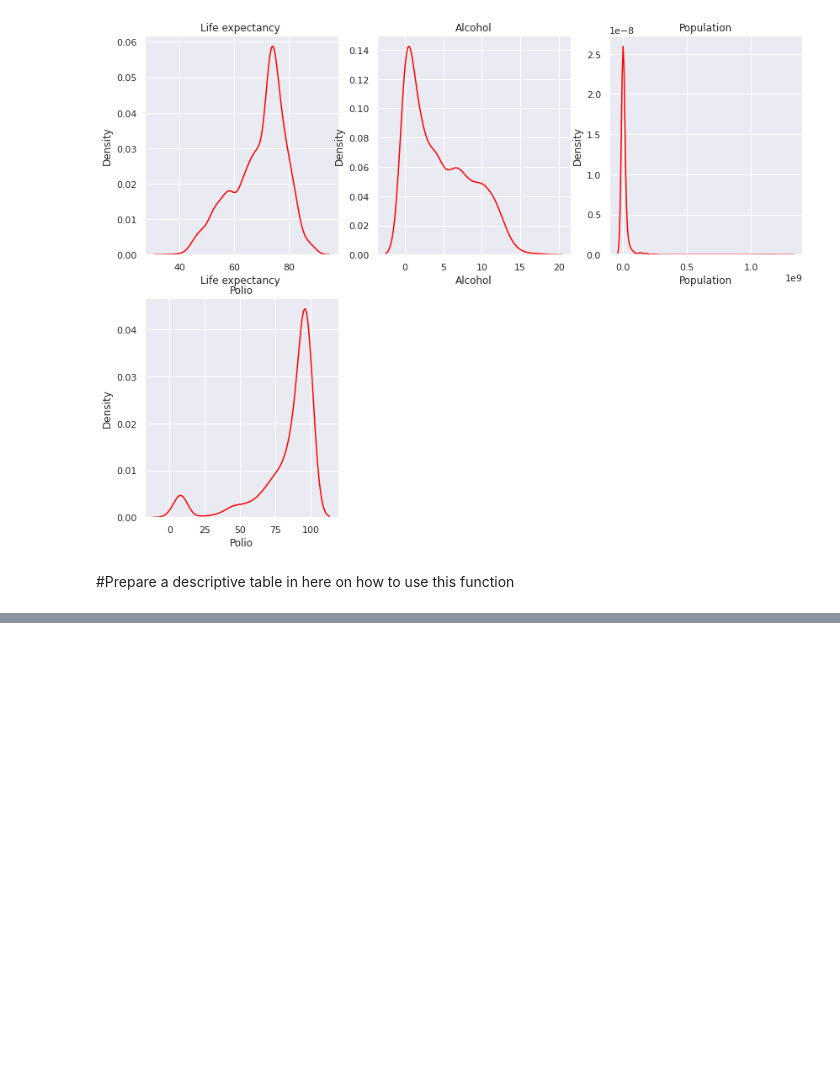
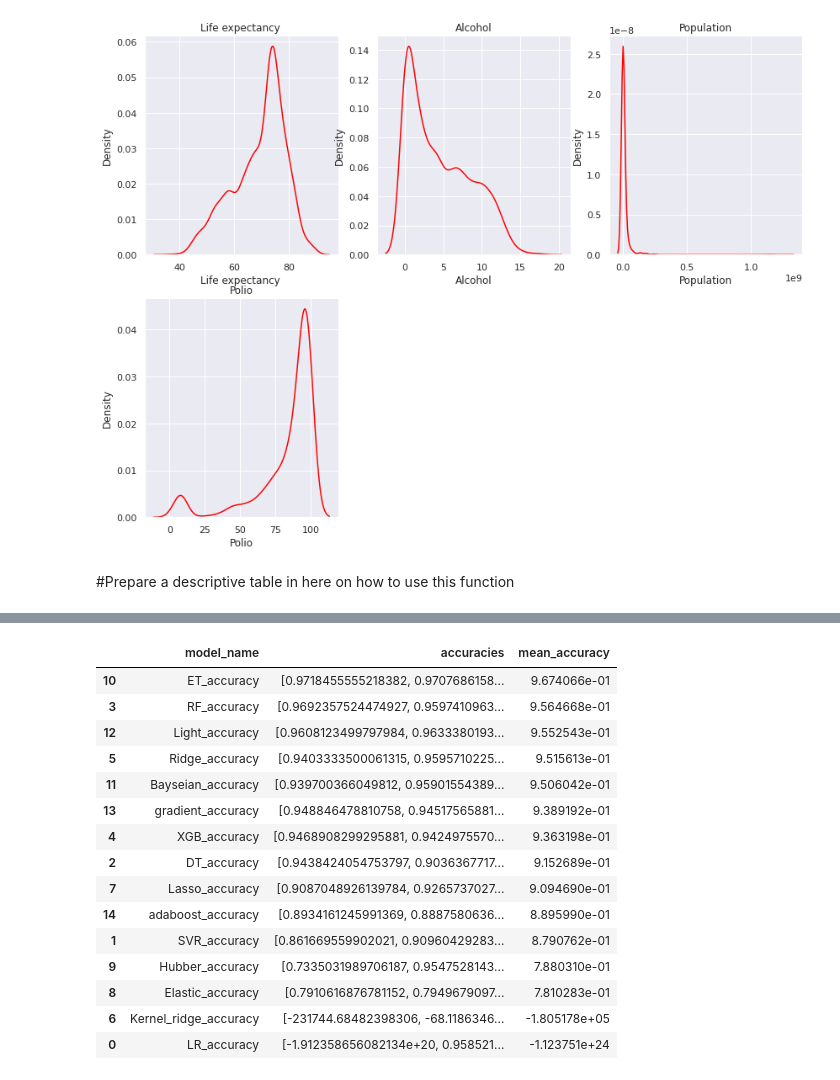
Before and after one commit to abhipray-cpu/ML, a Jupyter notebook: Regression/Regression_notebook/Regression_Notebook.ipynb, the cells around one changed output, grey strips where cells are left out. Saved outputs shown, nothing was run; the diff lists cells and outputs as text; code cells hidden in the pictures; blank space fills up the shorter version.

```diff
--- a/Regression/Regression_notebook/Regression_Notebook.ipynb
+++ b/Regression/Regression_notebook/Regression_Notebook.ipynb
@@ -647,24 +698,41 @@ r2_score=r2_score_models(models,x_train,y_train)
 # %%
 #creting a dataframe
 # for score in r2_score:
 #   column=score
 #   accuracies=r2_score[score]['accuracies']
 #   mean_accuracy=r2_score[score]['mean_accuracy']
 #   print(f'{column} \t Accuracies:{accuracies} \t mean_accuracy:{mean_accuracy} ')
 index=[]
 for i in range(0,len(r2_score)):
   index.append(i)
-columns={'model_name','accuracies','mean_accuracy'}
+columns=['model_name','accuracies','mean_accuracy']
 data=[]
 for col in r2_score:
   model_name=col
   accuracies=r2_score[col]['accuracies']
   mean_accuracy=r2_score[col]['mean_accuracy']
   data.append([model_name,accuracies,mean_accuracy])
 
 r2_data=pd.DataFrame(data=data,index=index,columns=columns)
 r2_data=r2_data.sort_values(by=["mean_accuracy"],ascending=False)
 display(r2_data)
+# %% [output]
+|  | model_name | accuracies | mean_accuracy |
+| 10 | ET_accuracy | [0.9718455555218382, 0.9707686158... | 9.674066e-01 |
+| 3 | RF_accuracy | [0.9692357524474927, 0.9597410963... | 9.564668e-01 |
+| 12 | Light_accuracy | [0.9608123499797984, 0.9633380193... | 9.552543e-01 |
+| 5 | Ridge_accuracy | [0.9403333500061315, 0.9595710225... | 9.515613e-01 |
+| 11 | Bayseian_accuracy | [0.939700366049812, 0.95901554389... | 9.506042e-01 |
+| 13 | gradient_accuracy | [0.948846478810758, 0.94517565881... | 9.389192e-01 |
+| 4 | XGB_accuracy | [0.9468908299295881, 0.9424975570... | 9.363198e-01 |
+| 2 | DT_accuracy | [0.9438424054753797, 0.9036367717... | 9.152689e-01 |
+| 7 | Lasso_accuracy | [0.9087048926139784, 0.9265737027... | 9.094690e-01 |
+| 14 | adaboost_accuracy | [0.8934161245991369, 0.8887580636... | 8.895990e-01 |
+| 1 | SVR_accuracy | [0.861669559902021, 0.90960429283... | 8.790762e-01 |
+| 9 | Hubber_accuracy | [0.7335031989706187, 0.9547528143... | 7.880310e-01 |
+| 8 | Elastic_accuracy | [0.7910616876781152, 0.7949679097... | 7.810283e-01 |
+| 6 | Kernel_ridge_accuracy | [-231744.68482398306, -68.1186346... | -1.805178e+05 |
+| 0 | LR_accuracy | [-1.912358656082134e+20, 0.958521... | -1.123751e+24 |
 # %%
 def model_evaluation(models,x_train,y_train):
   # metrics to be evaluated MAE	MSE	RMSE	Log error R2	RMSLE	MAPE
```
Also changed, not shown: parts of 11 cells of this notebook, 1 other file.
